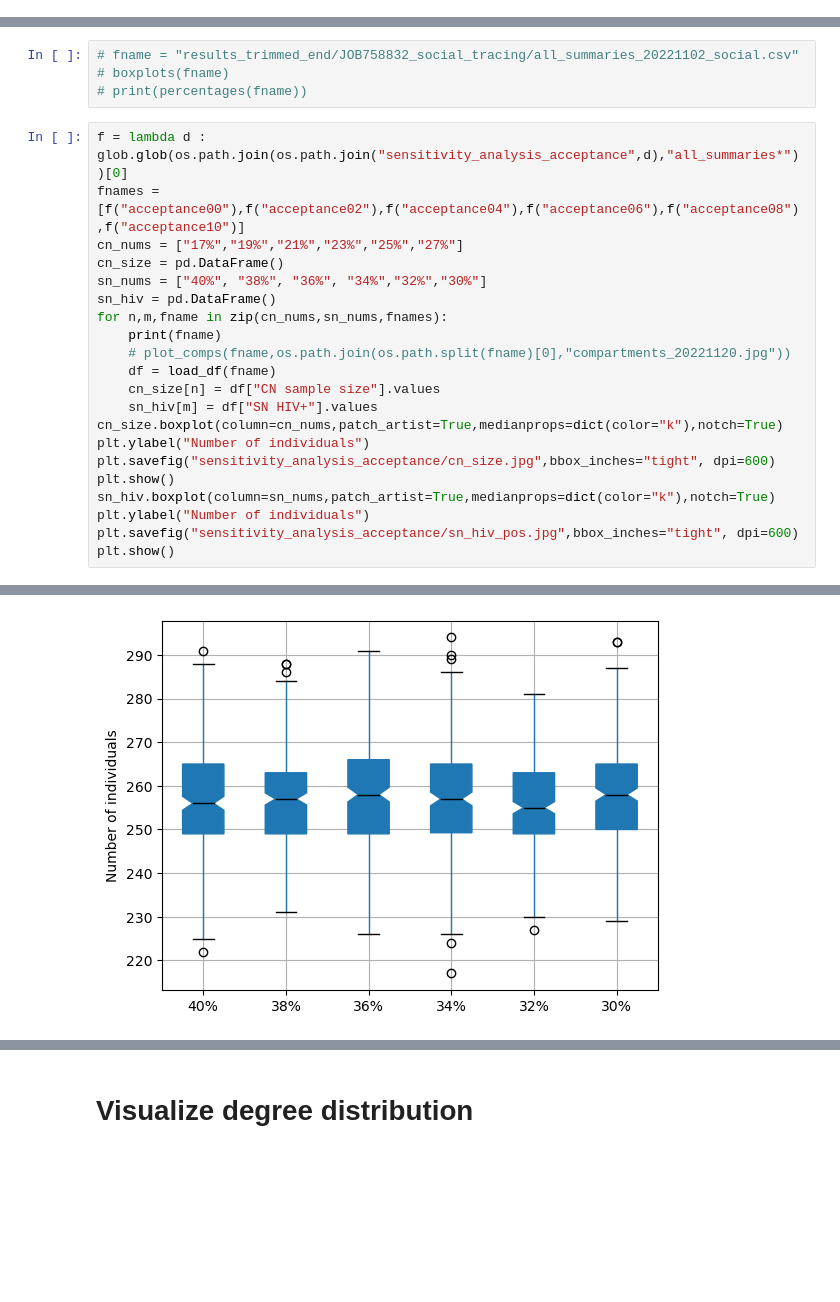
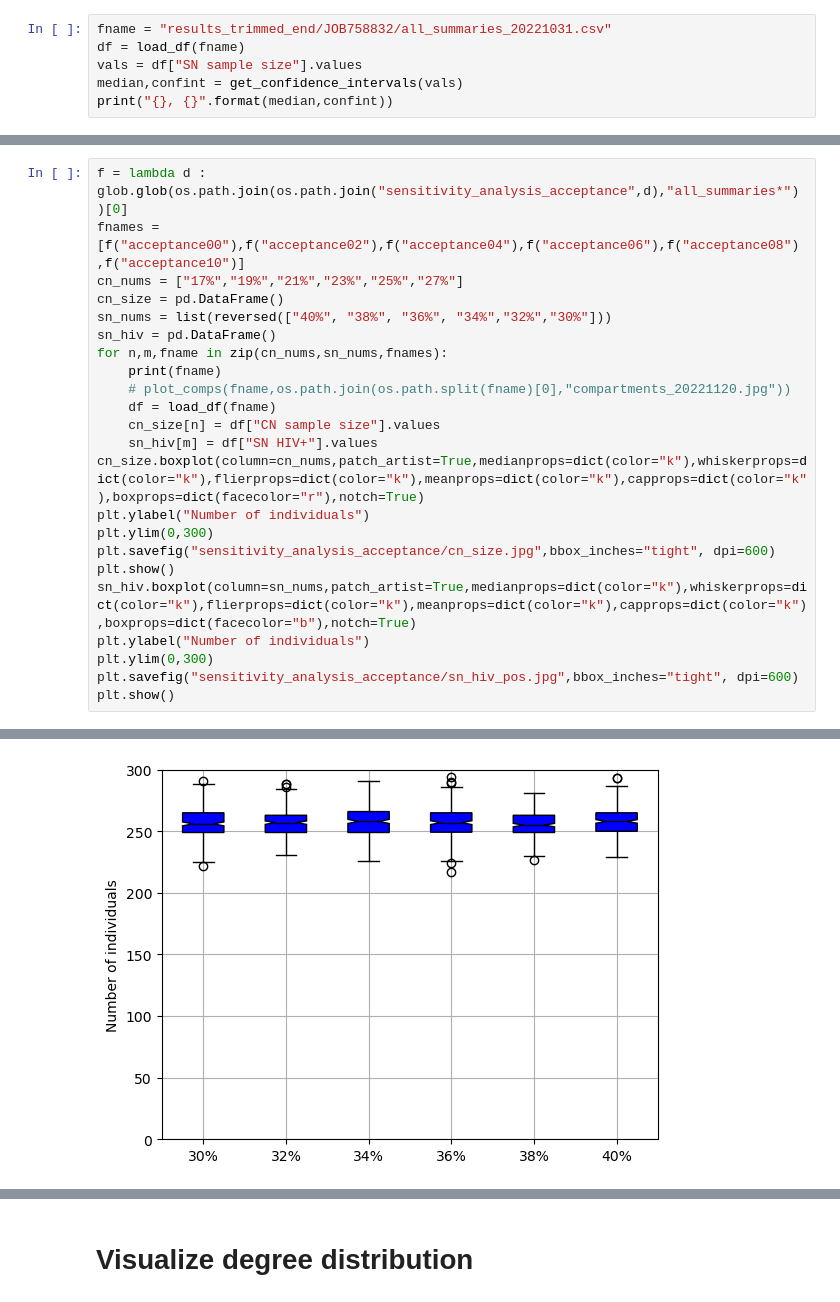
Before and after one commit to breecummins/social_sampling_in_epidemics, a Jupyter notebook: simulations/study_params_20220929/visualize_results.ipynb, the cells around one changed output, grey strips where cells are left out. Drawn from its saved outputs; the diff is of its cells as text; blank space fills up the shorter version.

```diff
--- a/simulations/study_params_20220929/visualize_results.ipynb
+++ b/simulations/study_params_20220929/visualize_results.ipynb
@@ -75 +115,7 @@ def percentages(fname):
     return props
+# %%
+fname = "results_trimmed_end/JOB758832/all_summaries_20221031.csv"
+df = load_df(fname)
+vals = df["SN sample size"].values
+median,confint = get_confidence_intervals(vals)
+print("{}, {}".format(median,confint))
@@ -104,13 +169,9 @@ Number of rows with NaN: 0
-# %%
-# fname = "results_trimmed_end/JOB758832_social_tracing/all_summaries_20221102_social.csv"
-# boxplots(fname)
-# print(percentages(fname))
 # %%
 f = lambda d : glob.glob(os.path.join(os.path.join("sensitivity_analysis_acceptance",d),"all_summaries*"))[0]
 fnames = [f("acceptance00"),f("acceptance02"),f("acceptance04"),f("acceptance06"),f("acceptance08"),f("acceptance10")]
 cn_nums = ["17%","19%","21%","23%","25%","27%"]
 cn_size = pd.DataFrame()
-sn_nums = ["40%", "38%", "36%", "34%","32%","30%"]
+sn_nums = list(reversed(["40%", "38%", "36%", "34%","32%","30%"]))
 sn_hiv = pd.DataFrame()
 for n,m,fname in zip(cn_nums,sn_nums,fnames):
     print(fname)
@@ -118,12 +179,14 @@ for n,m,fname in zip(cn_nums,sn_nums,fnames):
     df = load_df(fname)
     cn_size[n] = df["CN sample size"].values
     sn_hiv[m] = df["SN HIV+"].values
-cn_size.boxplot(column=cn_nums,patch_artist=True,medianprops=dict(color="k"),notch=True)
+cn_size.boxplot(column=cn_nums,patch_artist=True,medianprops=dict(color="k"),whiskerprops=dict(color="k"),flierprops=dict(color="k"),meanprops=dict(color="k"),capprops=dict(color="k"),boxprops=dict(facecolor="r"),notch=True)
 plt.ylabel("Number of individuals")
+plt.ylim(0,300)
 plt.savefig("sensitivity_analysis_acceptance/cn_size.jpg",bbox_inches="tight", dpi=600)
 plt.show()
-sn_hiv.boxplot(column=sn_nums,patch_artist=True,medianprops=dict(color="k"),notch=True)
+sn_hiv.boxplot(column=sn_nums,patch_artist=True,medianprops=dict(color="k"),whiskerprops=dict(color="k"),flierprops=dict(color="k"),meanprops=dict(color="k"),capprops=dict(color="k"),boxprops=dict(facecolor="b"),notch=True)
 plt.ylabel("Number of individuals")
+plt.ylim(0,300)
 plt.savefig("sensitivity_analysis_acceptance/sn_hiv_pos.jpg",bbox_inches="tight", dpi=600)
 plt.show()
 # %% [output]
@@ -137,3 +200,3 @@ sensitivity_analysis_acceptance/acceptance10/all_summaries_20221120165242.csv
-[figure, old version]
+[figure, new version]
 # %%
 fname = "results_trimmed_75prevalence/JOB913797/all_summaries_75prevalence.csv"
```
Also changed, not shown: parts of 16 cells of this notebook, 2 other files.
